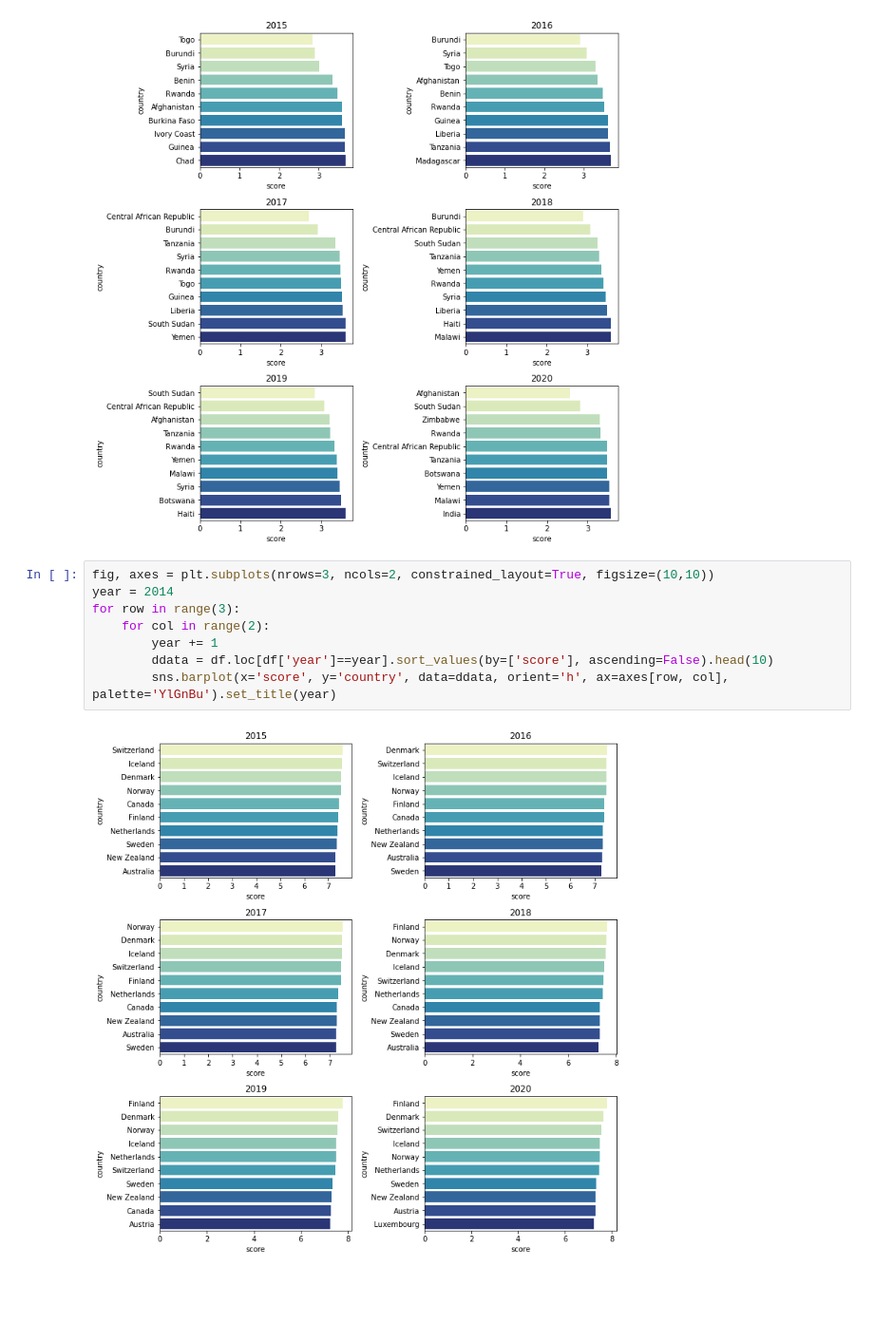
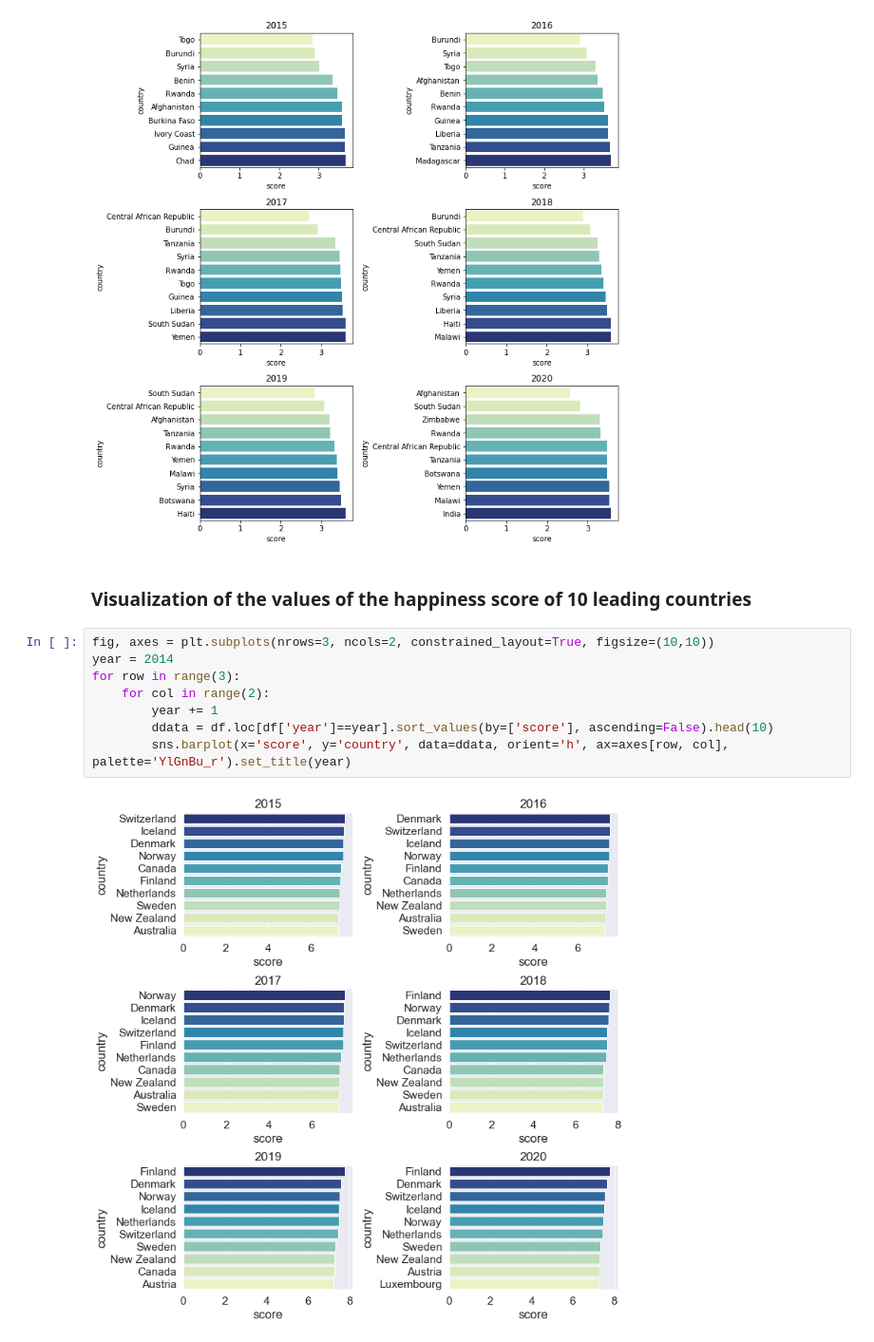
Before and after one commit to Vasily-Vai/World_Happiness_Analysis, a Jupyter notebook: DataAnalysis.ipynb, the cells around one changed output. Shown at 95% size. Saved outputs shown, nothing was run; the diff lists cells and outputs as text; blank space fills up the shorter version.

```diff
--- a/DataAnalysis.ipynb
+++ b/DataAnalysis.ipynb
@@ -76,13 +110,15 @@ for row in range(3):
         sns.barplot(x='score', y='country', data=ddata, orient='h', order=ddata['country'], ax=axes[row, col], palette='YlGnBu').set_title(year)
 # %% [output]
 [figure]
+# %% [markdown]
+### Visualization of the values of the happiness score of 10 leading countries
 # %%
 fig, axes = plt.subplots(nrows=3, ncols=2, constrained_layout=True, figsize=(10,10))
 year = 2014
 for row in range(3):
     for col in range(2):
         year += 1
         ddata = df.loc[df['year']==year].sort_values(by=['score'], ascending=False).head(10)
-        sns.barplot(x='score', y='country', data=ddata, orient='h', ax=axes[row, col], palette='YlGnBu').set_title(year)
+        sns.barplot(x='score', y='country', data=ddata, orient='h', ax=axes[row, col], palette='YlGnBu_r').set_title(year)
 # %% [output]
-[figure, old version]
+[figure, new version]
```
Also changed, not shown: parts of 26 cells of this notebook.
